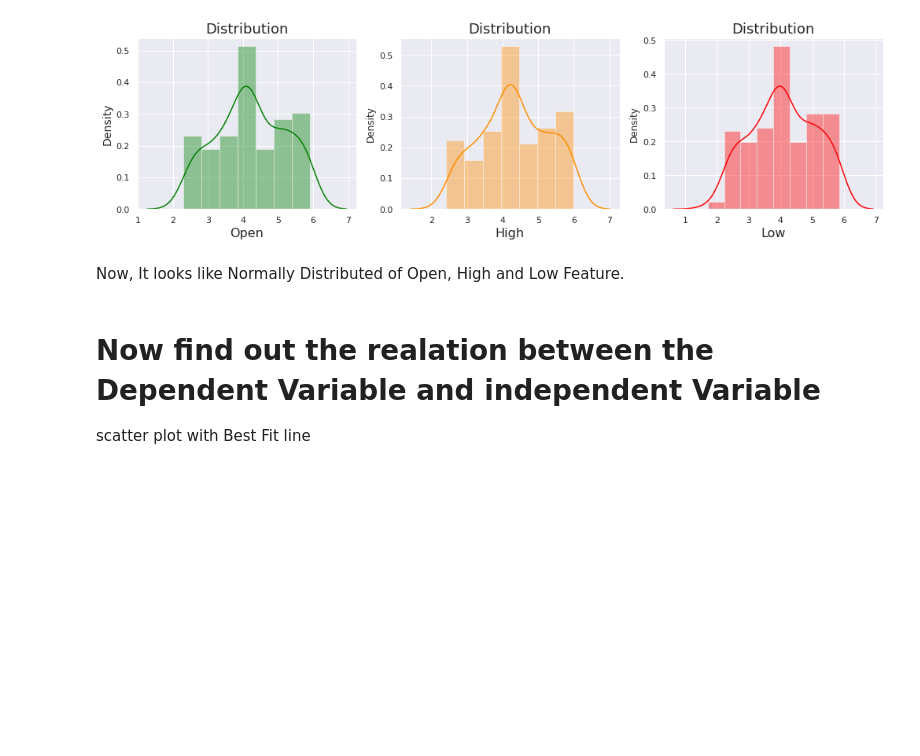
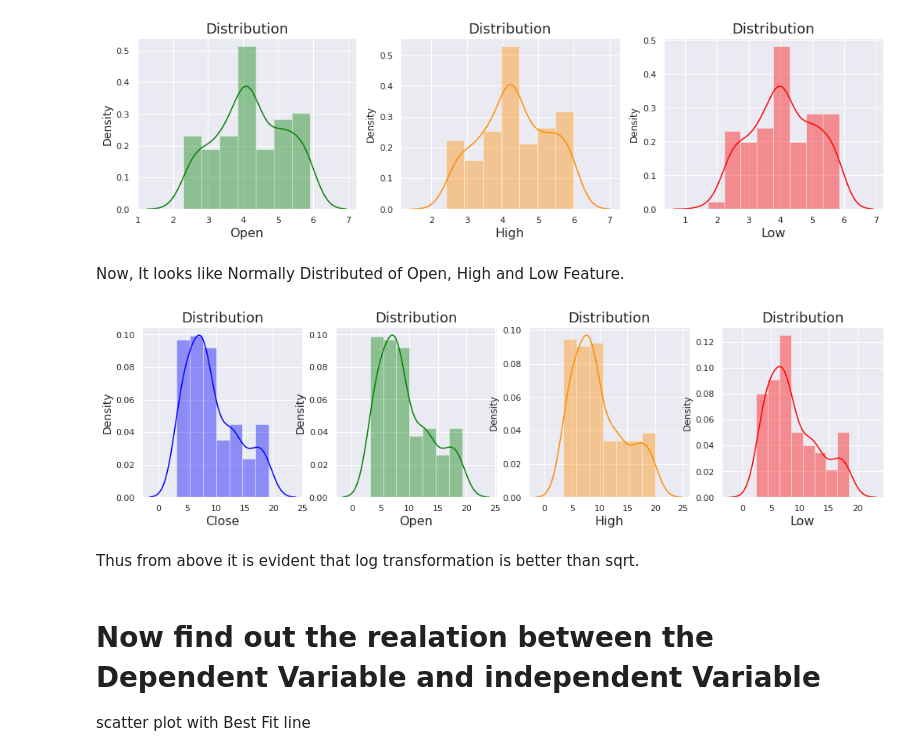
Before and after one commit to DrBharathiTC/Yesbankstockpriceprediction, a Jupyter notebook: Yes_Bank_Stock_Closing_Price_Prediction.ipynb, the cells around one changed output. Cells and saved outputs as stored; diff of their text form; code cells hidden in the pictures; blank space fills up the shorter version.

```diff
--- a/Yes_Bank_Stock_Closing_Price_Prediction.ipynb
+++ b/Yes_Bank_Stock_Closing_Price_Prediction.ipynb
@@ -294,6 +304,37 @@ plt.show()
 [figure]
 # %% [markdown]
 Now, It looks like Normally Distributed of Open, High and Low Feature.
+# %%
+plt.figure(figsize = (17,4))
+
+plt.subplot(1, 4, 1)
+sns.distplot(np.sqrt(YBCPP['Close']), color = 'Blue')
+plt.title('Distribution', fontsize=18)
+plt.xlabel('Close', fontsize= 16)
+plt.ylabel('Density', fontsize=14)
+
+
+plt.subplot(1, 4, 2)
+sns.distplot(np.sqrt(YBCPP['Open']), color = 'Green')
+plt.title('Distribution', fontsize=18)
+plt.xlabel('Open', fontsize= 16)
+plt.ylabel('Density', fontsize=14)
+
+plt.subplot(1, 4, 3)
+sns.distplot(np.sqrt(YBCPP['High']), color = 'Darkorange')
+plt.title('Distribution', fontsize=18)
+plt.xlabel('High', fontsize= 16)
+
+plt.subplot(1, 4, 4)
+sns.distplot(np.sqrt(YBCPP['Low']), color = 'Red')
+plt.title('Distribution', fontsize=18)
+plt.xlabel('Low', fontsize= 16)
+
+plt.show()
+# %% [output]
+[figure, added]
+# %% [markdown]
+Thus from above it is evident that log transformation is better than sqrt.
 # %% [markdown]
 # Now find out the realation between the Dependent Variable and independent Variable
 scatter plot with Best Fit line
```
Also changed, not shown: parts of 3 cells of this notebook.
